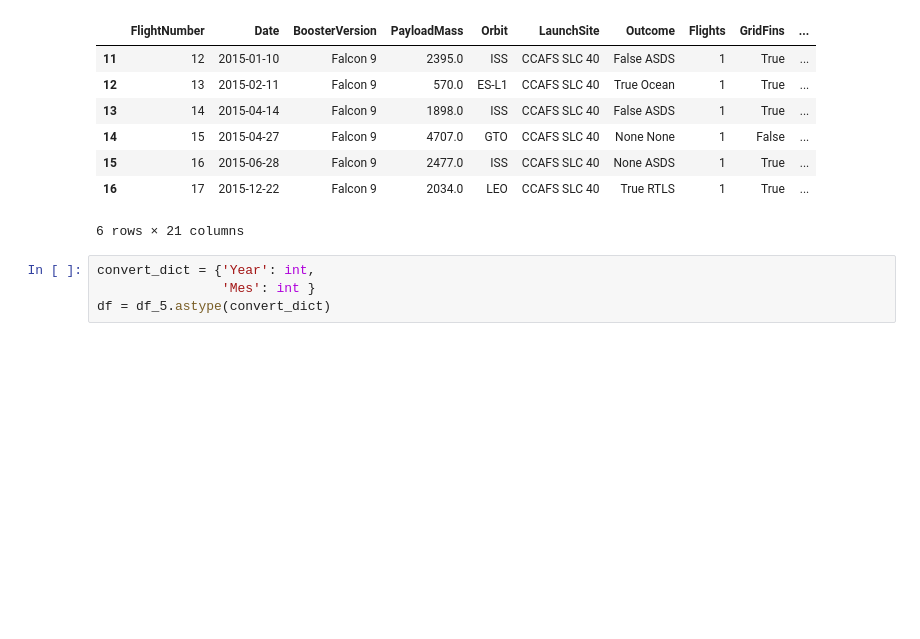
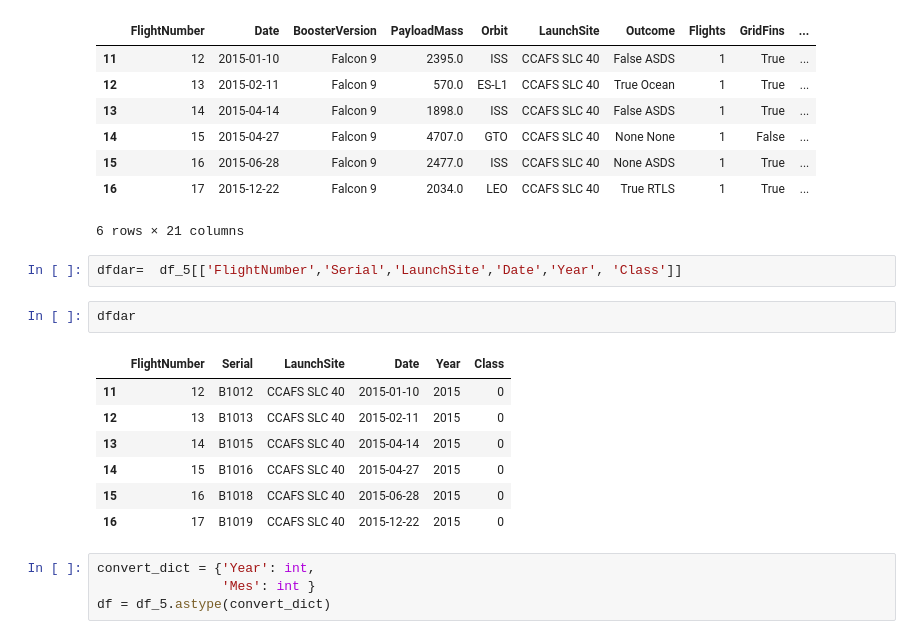
Before and after one commit to JAMESCUDERO/Marathon, a Jupyter notebook: 5_EDA_with_Data_Visualisation.ipynb, the cells around one changed output. Cells and saved outputs as stored; diff of their text form; blank space fills up the shorter version.

```diff
--- a/5_EDA_with_Data_Visualisation.ipynb
+++ b/5_EDA_with_Data_Visualisation.ipynb
@@ -325,6 +325,18 @@ df_5
 | 15 | 16 | 2015-06-28 | Falcon 9 | 2477.0 | ISS | CCAFS SLC 40 | None ASDS | 1 | True | ... |
 | 16 | 17 | 2015-12-22 | Falcon 9 | 2034.0 | LEO | CCAFS SLC 40 | True RTLS | 1 | True | ... |
 6 rows × 21 columns
+# %%
+dfdar=  df_5[['FlightNumber','Serial','LaunchSite','Date','Year', 'Class']]
+# %%
+dfdar
+# %% [output]
+|  | FlightNumber | Serial | LaunchSite | Date | Year | Class |
+| 11 | 12 | B1012 | CCAFS SLC 40 | 2015-01-10 | 2015 | 0 |
+| 12 | 13 | B1013 | CCAFS SLC 40 | 2015-02-11 | 2015 | 0 |
+| 13 | 14 | B1015 | CCAFS SLC 40 | 2015-04-14 | 2015 | 0 |
+| 14 | 15 | B1016 | CCAFS SLC 40 | 2015-04-27 | 2015 | 0 |
+| 15 | 16 | B1018 | CCAFS SLC 40 | 2015-06-28 | 2015 | 0 |
+| 16 | 17 | B1019 | CCAFS SLC 40 | 2015-12-22 | 2015 | 0 |
 # %%
 convert_dict = {'Year': int,
                 'Mes': int }
```
Also changed, not shown: parts of 6 cells of this notebook.
